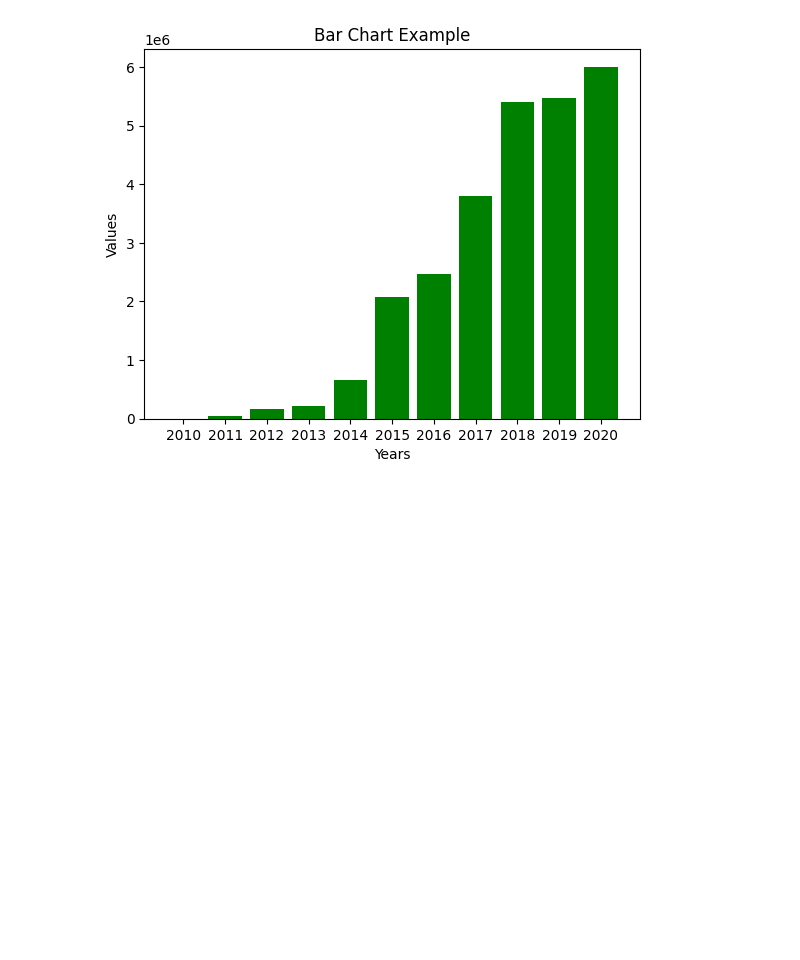
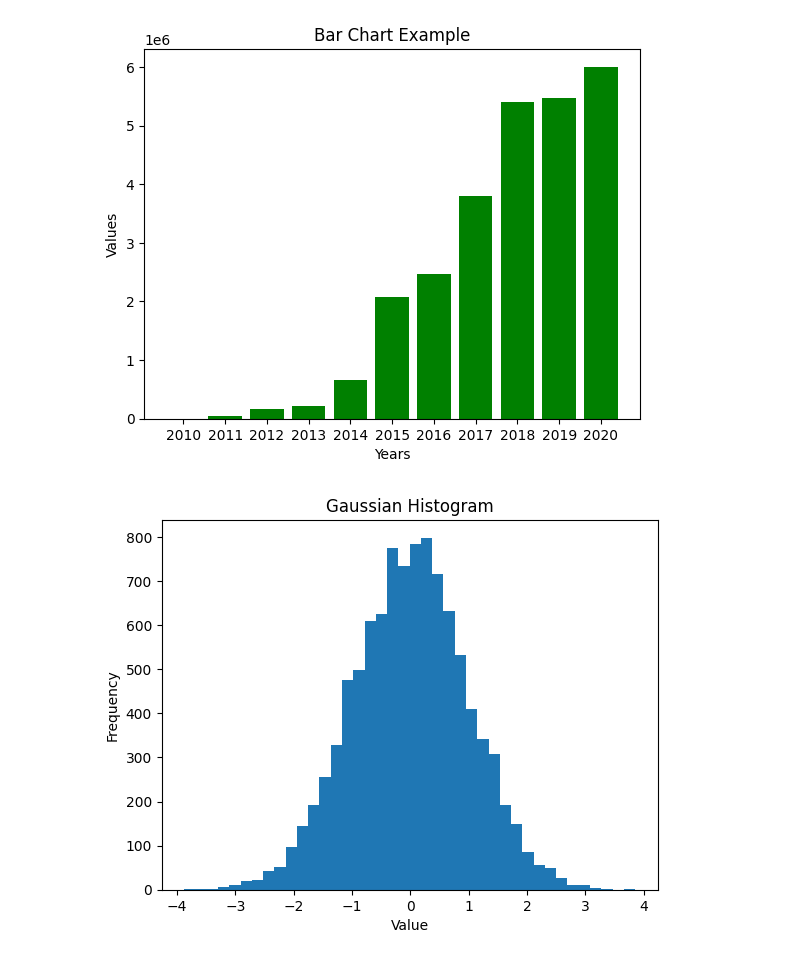
Before and after one commit to harmkenn/Python-Workbooks, a Jupyter notebook: python-course.eu/E_PC12_MatPlotLib.ipynb, the cells around one changed output. Drawn from its saved outputs; the diff is of its cells as text; code cells hidden in the pictures; blank space fills up the shorter version.

```diff
--- a/python-course.eu/E_PC12_MatPlotLib.ipynb
+++ b/python-course.eu/E_PC12_MatPlotLib.ipynb
@@ -66,3 +66,17 @@ plt.plot()
 plt.show()
 # %% [output]
 [figure]
+# %%
+import matplotlib.pyplot as plt
+import numpy as np
+
+gaussian_numbers = np.random.normal(size=10000)
+gaussian_numbers
+
+plt.hist(gaussian_numbers, bins=40)
+plt.title("Gaussian Histogram")
+plt.xlabel("Value")
+plt.ylabel("Frequency")
+plt.show()
+# %% [output]
+[figure, added]
```
Also changed, not shown: parts of 2 cells of this notebook.
